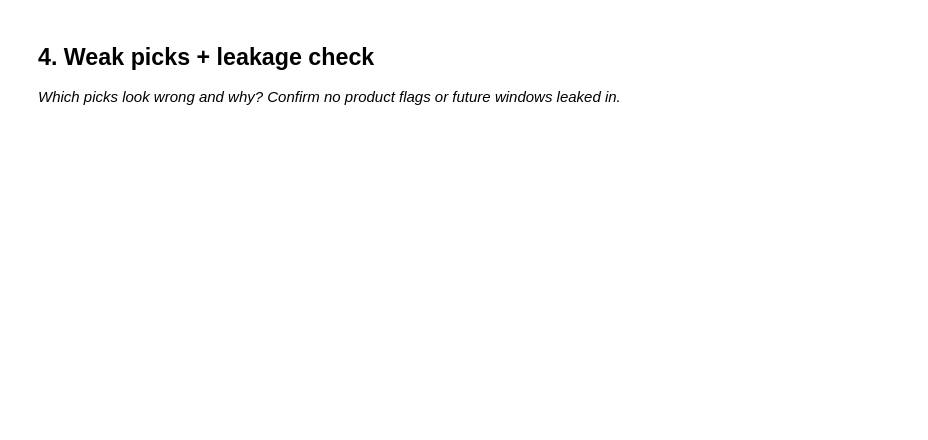
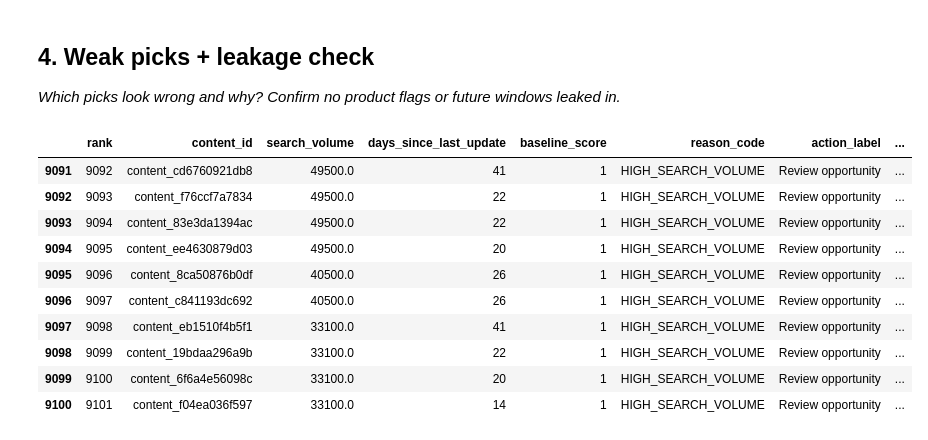
Before and after one commit to ahmedshereef1/flyrank-ml-internship, a Jupyter notebook: work/notebooks/w04_baseline_score.ipynb, the cells around one changed output. Saved outputs shown, nothing was run; the diff lists cells and outputs as text; code cells hidden in the pictures; blank space fills up the shorter version.

```diff
--- a/work/notebooks/w04_baseline_score.ipynb
+++ b/work/notebooks/w04_baseline_score.ipynb
@@ -22,3 +525,85 @@ This skeleton is yours to fill. Work the sections **in order** — each one has
 ## 4. Weak picks + leakage check
 
 *Which picks look wrong and why? Confirm no product flags or future windows leaked in.*
+# %%
+# ============================================================
+# WEAK PICKS
+# ============================================================
+
+weak_picks = ranked[
+    ranked["baseline_score"] == 1
+].head(10).copy()
+
+weak_picks["why_weak"] = (
+    "High search volume creates an opportunity signal, but the "
+    "content is not classified as stale. Search demand alone does "
+    "not prove that a refresh is needed."
+)
+
+display(
+    weak_picks[
+        [
+            "rank",
+            "content_id",
+            "search_volume",
+            "days_since_last_update",
+            "baseline_score",
+            "reason_code",
+            "action_label",
+            "why_weak",
+        ]
+    ]
+)
+
+# ============================================================
+# LEAKAGE CHECK
+# ============================================================
+
+print("\n" + "=" * 60)
+print("LEAKAGE CHECK")
+print("=" * 60)
+
+baseline_inputs = [
+    "days_since_last_update",
+    "search_volume",
+]
+
+print("Baseline input features:")
+for feature in baseline_inputs:
+    print(f"  ✓ {feature}")
+
+
+# Columns that must NOT be used to calculate the score
+forbidden_inputs = [
+    "content_id",
+    "client_id",
+]
+
+print("\nIdentity/client fields excluded from scoring:")
+for feature in forbidden_inputs:
+    if feature in df.columns:
+        print(f"  ✓ {feature} not used")
+
+
+print("\nLeakage conclusion:")
+print("✓ No target/label-derived feature was used.")
+print("✓ No future-window feature was used by the score.")
+print("✓ No product flag was used as a scoring input.")
+print("✓ The score uses only the two selected observed signals.")
+
+print(
+    "\nThe baseline is a directional decision-support rule, "
+    "not a predictive model."
+)
+# %% [output]
+|  | rank | content_id | search_volume | days_since_last_update | baseline_score | reason_code | action_label | ... |
+| 9091 | 9092 | content_cd6760921db8 | 49500.0 | 41 | 1 | HIGH_SEARCH_VOLUME | Review opportunity | ... |
+| 9092 | 9093 | content_f76ccf7a7834 | 49500.0 | 22 | 1 | HIGH_SEARCH_VOLUME | Review opportunity | ... |
+| 9093 | 9094 | content_83e3da1394ac | 49500.0 | 22 | 1 | HIGH_SEARCH_VOLUME | Review opportunity | ... |
+| 9094 | 9095 | content_ee4630879d03 | 49500.0 | 20 | 1 | HIGH_SEARCH_VOLUME | Review opportunity | ... |
+| 9095 | 9096 | content_8ca50876b0df | 40500.0 | 26 | 1 | HIGH_SEARCH_VOLUME | Review opportunity | ... |
+| 9096 | 9097 | content_c841193dc692 | 40500.0 | 26 | 1 | HIGH_SEARCH_VOLUME | Review opportunity | ... |
+| 9097 | 9098 | content_eb1510f4b5f1 | 33100.0 | 41 | 1 | HIGH_SEARCH_VOLUME | Review opportunity | ... |
+| 9098 | 9099 | content_19bdaa296a9b | 33100.0 | 22 | 1 | HIGH_SEARCH_VOLUME | Review opportunity | ... |
+| 9099 | 9100 | content_6f6a4e56098c | 33100.0 | 20 | 1 | HIGH_SEARCH_VOLUME | Review opportunity | ... |
+| 9100 | 9101 | content_f04ea036f597 | 33100.0 | 14 | 1 | HIGH_SEARCH_VOLUME | Review opportunity | ... |
```
Also changed, not shown: parts of 6 cells of this notebook, 1 other file.
